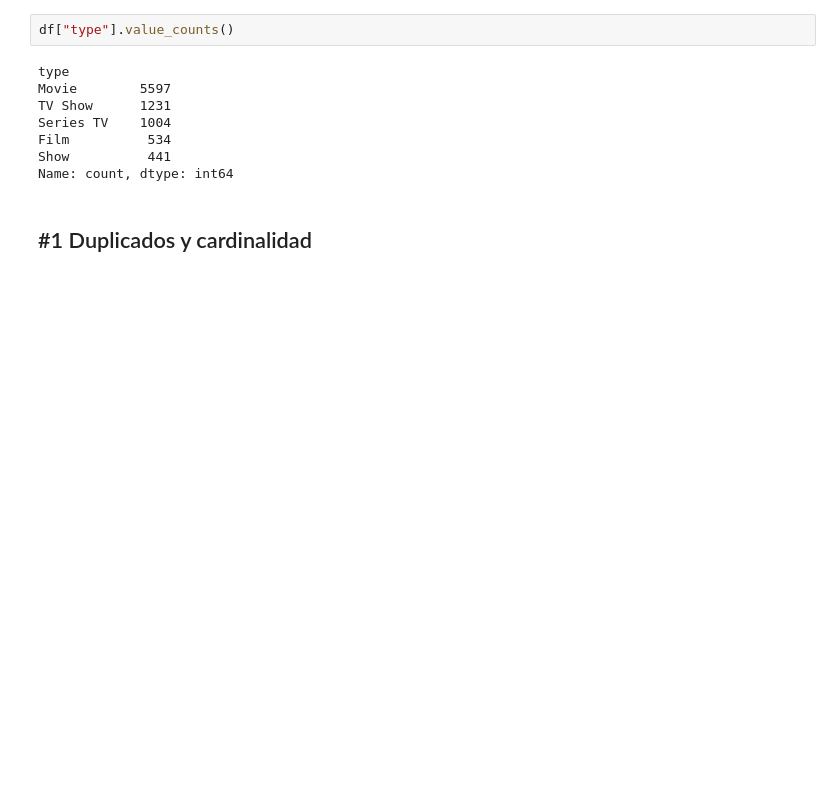
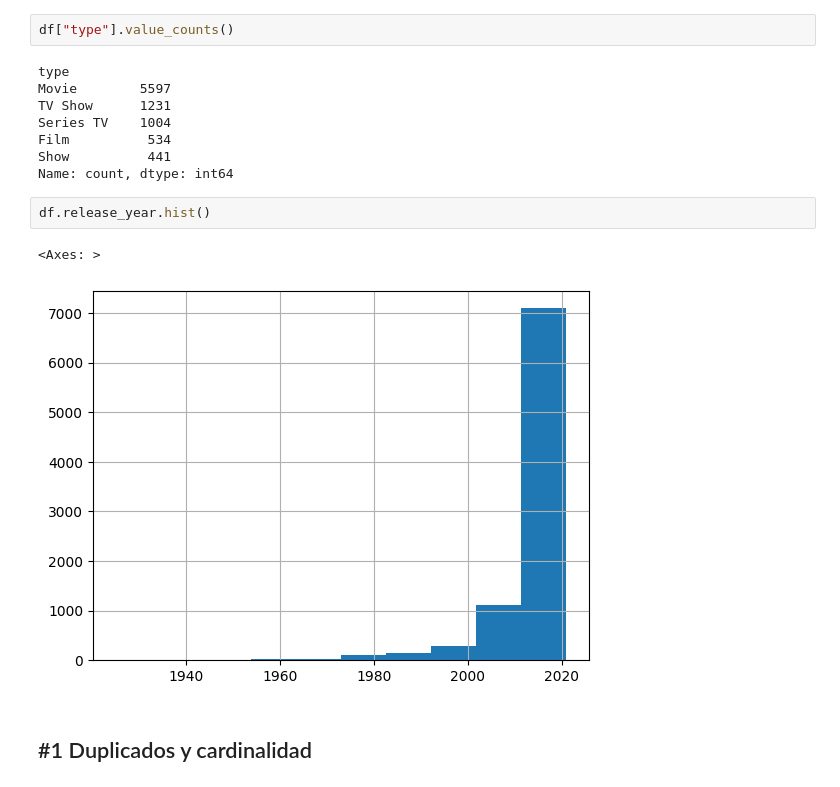
Before and after one commit to Fredmulato93/ONLINE_DS_THEBRIDGE_FRED_MULATO_93, a Jupyter notebook: 03_Analisis_de_Datos/Sprint_05/Unidad_01/Practica_Obligatoria/18_Practica_Obligatoria_ETL.ipynb, the cells around one changed output. Cells and saved outputs as stored; diff of their text form; blank space fills up the shorter version.

```diff
--- a/03_Analisis_de_Datos/Sprint_05/Unidad_01/Practica_Obligatoria/18_Practica_Obligatoria_ETL.ipynb
+++ b/03_Analisis_de_Datos/Sprint_05/Unidad_01/Practica_Obligatoria/18_Practica_Obligatoria_ETL.ipynb
@@ -98,6 +98,11 @@ Series TV    1004
 Film          534
 Show          441
 Name: count, dtype: int64
+# %%
+df.release_year.hist()
+# %% [output]
+<Axes: >
+[figure, added]
 # %% [markdown]
 ## #1 Duplicados y cardinalidad
 # %% [markdown]
```
Also changed, not shown: parts of 11 cells of this notebook, 8 other files.
